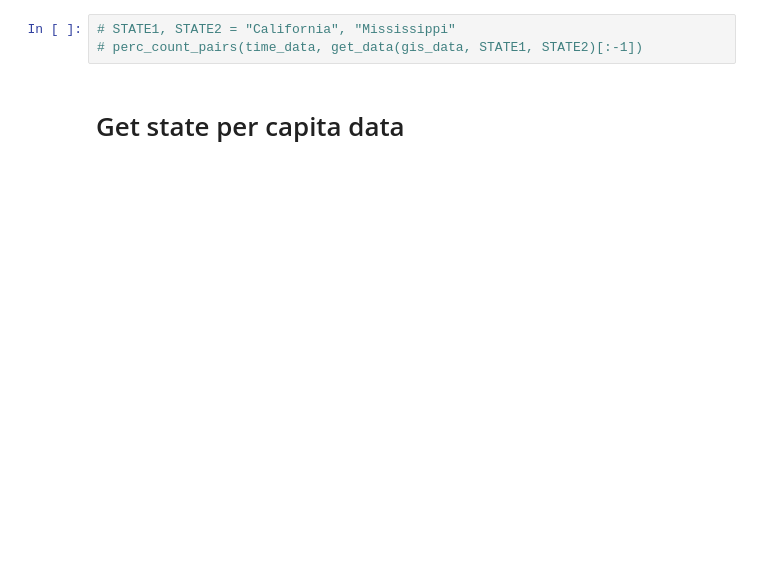
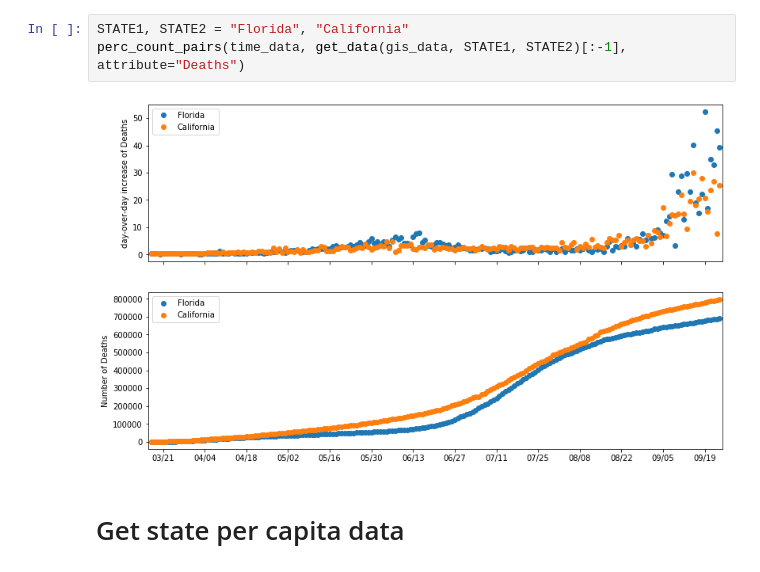
Before and after one commit to rkw0k/covid19-race, a Jupyter notebook: time-series.ipynb, the cells around one changed output. Drawn from its saved outputs; the diff is of its cells as text; blank space fills up the shorter version.

```diff
--- a/time-series.ipynb
+++ b/time-series.ipynb
@@ -149,5 +336,7 @@ plot_daily(t, get_country_or_state_count(t, "state", state), state)
 # %%
-# STATE1, STATE2 = "California", "Mississippi"
-# perc_count_pairs(time_data, get_data(gis_data, STATE1, STATE2)[:-1])
+STATE1, STATE2 = "Florida", "California"
+perc_count_pairs(time_data, get_data(gis_data, STATE1, STATE2)[:-1], attribute="Deaths")
+# %% [output]
+[figure, added]
 # %% [markdown]
 # Get state per capita data
```
Also changed, not shown: parts of 22 cells of this notebook, 8 other files.
